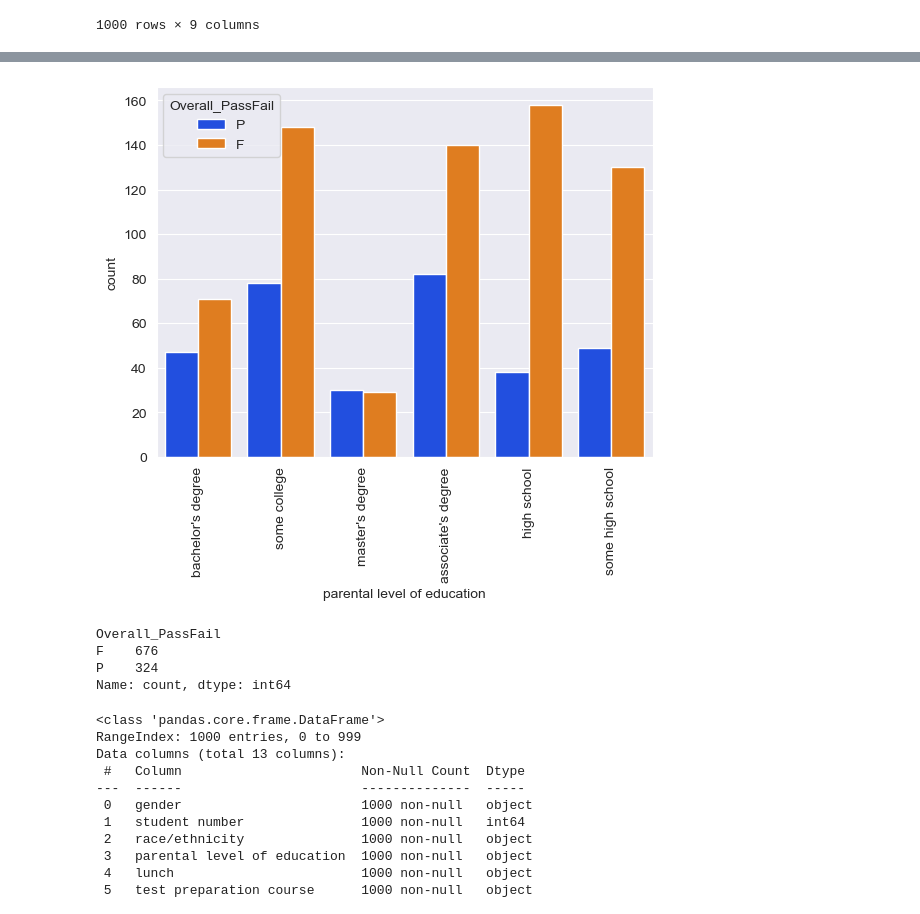
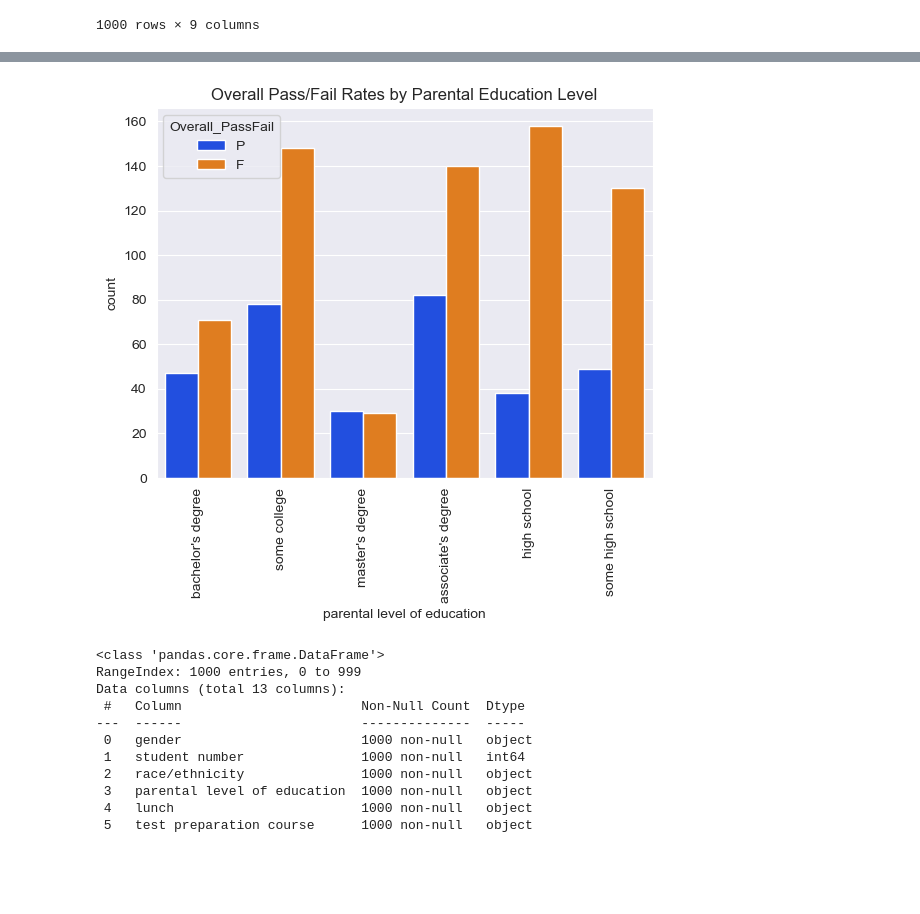
Before and after one commit to SR6/StudentPredictions, a Jupyter notebook: CSMLFinal.ipynb, the cells around one changed output, grey strips where cells are left out. Saved outputs shown, nothing was run; the diff lists cells and outputs as text; code cells hidden in the pictures; blank space fills up the shorter version.

```diff
--- a/CSMLFinal.ipynb
+++ b/CSMLFinal.ipynb
@@ -108,20 +154,14 @@ plt.show()
 # %%
 data_file["Overall_PassFail"] = data_file.apply(lambda x: "F" if x["Math_PassFail"]== 'F'
                                      or x["Reading_PassFail"]== 'F' or x["Writing_PassFail"]== 'F'
                                     else 'P' , axis =1)
 p=sns.countplot(x="parental level of education",hue="Overall_PassFail",data=data_file,palette="bright")
 # we compare it to hue
 plt.xticks(rotation=90)
+plt.title("Overall Pass/Fail Rates by Parental Education Level")
 plt.show()
 # %% [output]
-[figure, old version]
+[figure, new version]
-# %%
-data_file.Overall_PassFail.value_counts()
-# %% [output]
-Overall_PassFail
-F    676
-P    324
-Name: count, dtype: int64
 # %%
 from sklearn import preprocessing
 label_encoder = preprocessing.LabelEncoder()
```
Also changed, not shown: parts of 27 cells of this notebook.
